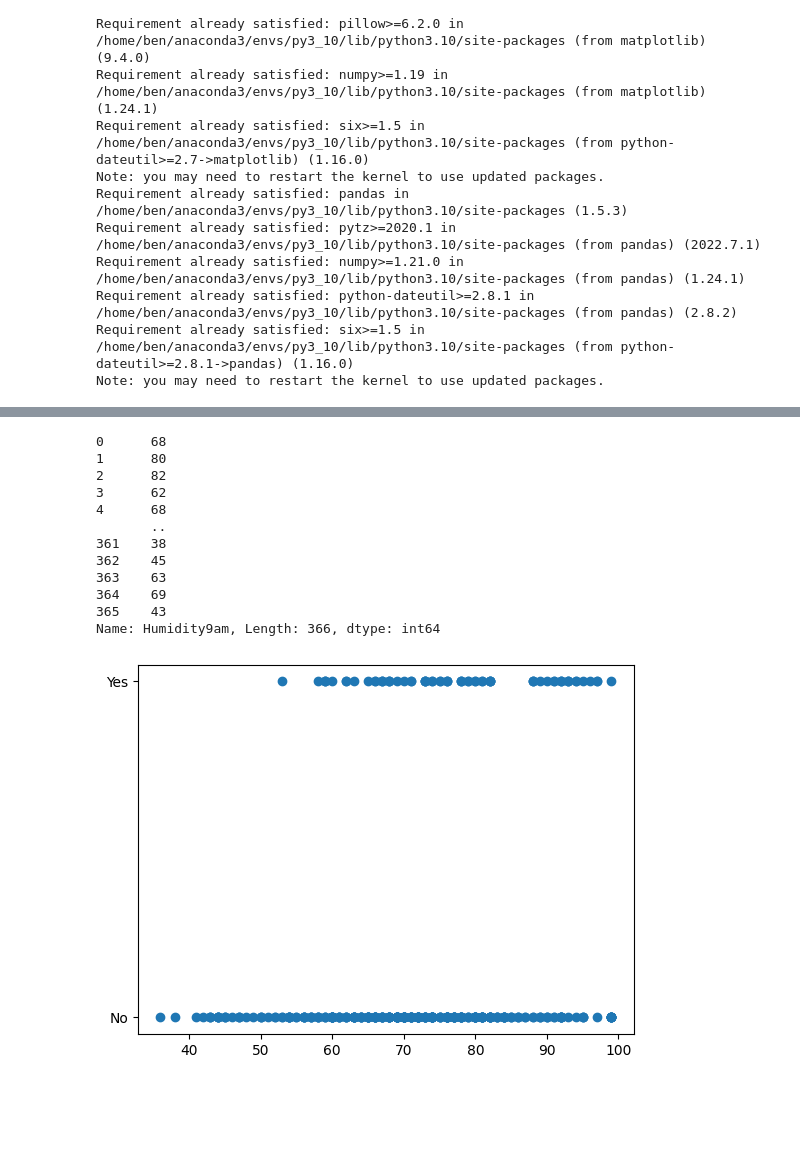
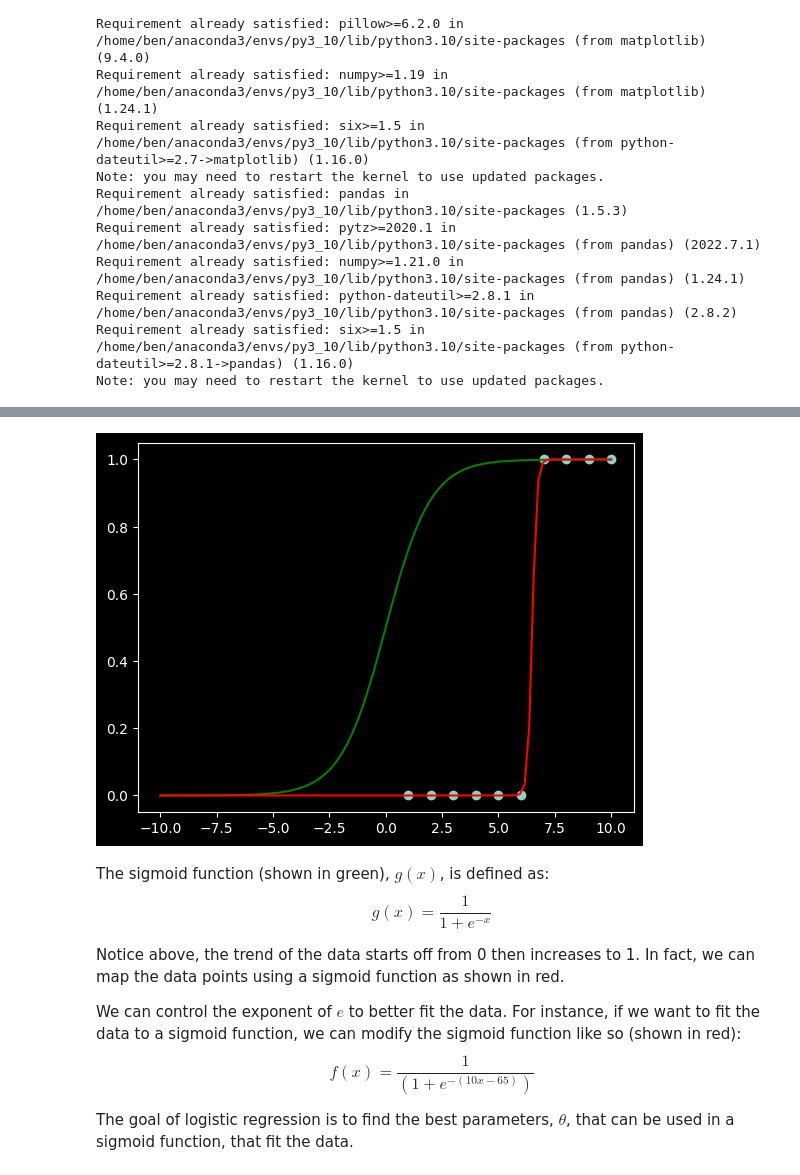
Before and after one commit to Acrylic125/ml-notes, a Jupyter notebook: l3-weighted-logistic-regression.ipynb, the cells around one changed output, grey strips where cells are left out. Saved outputs shown, nothing was run; the diff lists cells and outputs as text; code cells hidden in the pictures; blank space fills up the shorter version.

Commit message:
sigmoid

```diff
--- a/l3-weighted-logistic-regression.ipynb
+++ b/l3-weighted-logistic-regression.ipynb
@@ -269,22 +246,29 @@ Before that, let's simplify and determine whether it will rain based on one feat
-# %%
-print(data['Humidity9am'])
-
-x = np.array(data['Humidity9am'])
-y = np.array(data['RainToday'])
-
-plt.scatter(x, y)
-plt.show()
-# %% [output]
-0      68
-1      80
-2      82
-3      62
-4      68
-       ..
-361    38
-362    45
-363    63
-364    69
-365    43
-Name: Humidity9am, Length: 366, dtype: int64
-[figure, removed]
+# %%
+def normal_sigmoid(x):
+    return 1 / (1 + np.exp(-x))
+
+def data_fit_sigmoid(x):
+    return 1 / (1 + np.exp(-(10 * x - 65)))
+
+x = np.array([1, 2, 3, 4, 5, 6, 7, 8, 9, 10])
+y = np.array([0, 0, 0, 0, 0, 0, 1, 1, 1, 1])
+x_linespace = np.linspace(-10, 10, 100)
+y_dfs_linespace = data_fit_sigmoid(x_linespace)
+y_normal_linespace = normal_sigmoid(x_linespace)
+
+plt.scatter(x, y)
+plt.plot(x_linespace, y_normal_linespace, c='g')
+plt.plot(x_linespace, y_dfs_linespace, c='r')
+plt.show()
+# %% [output]
+[figure, added]
+# %% [markdown]
+The sigmoid function (shown in green), $g(x)$, is defined as:
+$$g(x) = \frac{1}{1 + e^{-x}}$$
+
+Notice above, the trend of the data starts off from 0 then increases to 1. In fact, we can map the data points using a sigmoid function as shown in red.
+
+We can control the exponent of $e$ to better fit the data. For instance, if we want to fit the data to a sigmoid function, we can modify the sigmoid function like so (shown in red):
+$$f(x) = \frac{1}{(1+e^{-(10x - 65)})}$$
+
+The goal of logistic regression is to find the best parameters, $\theta$, that can be used in a sigmoid function, that fit the data.
```
Also changed, not shown: parts of 3 cells of this notebook.
